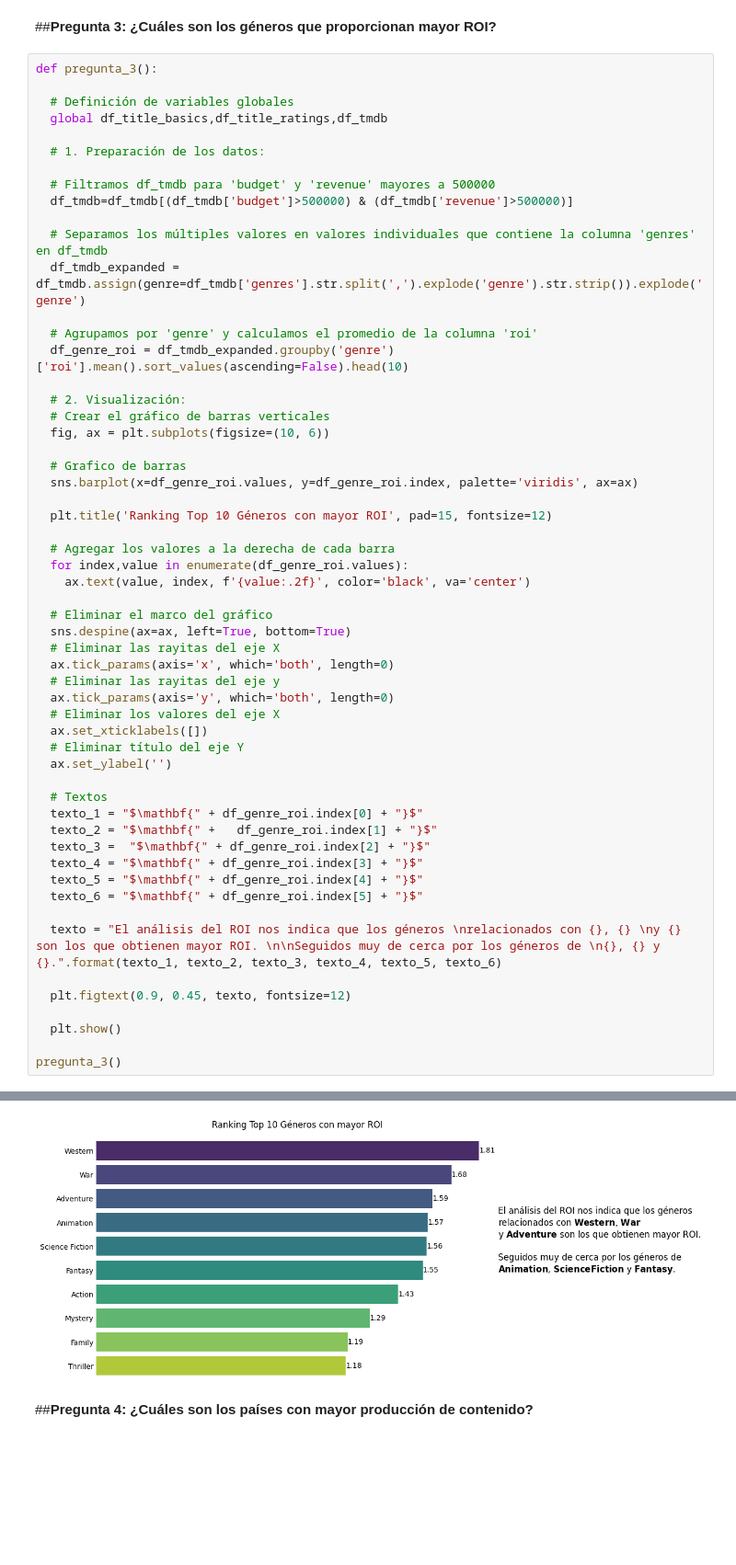
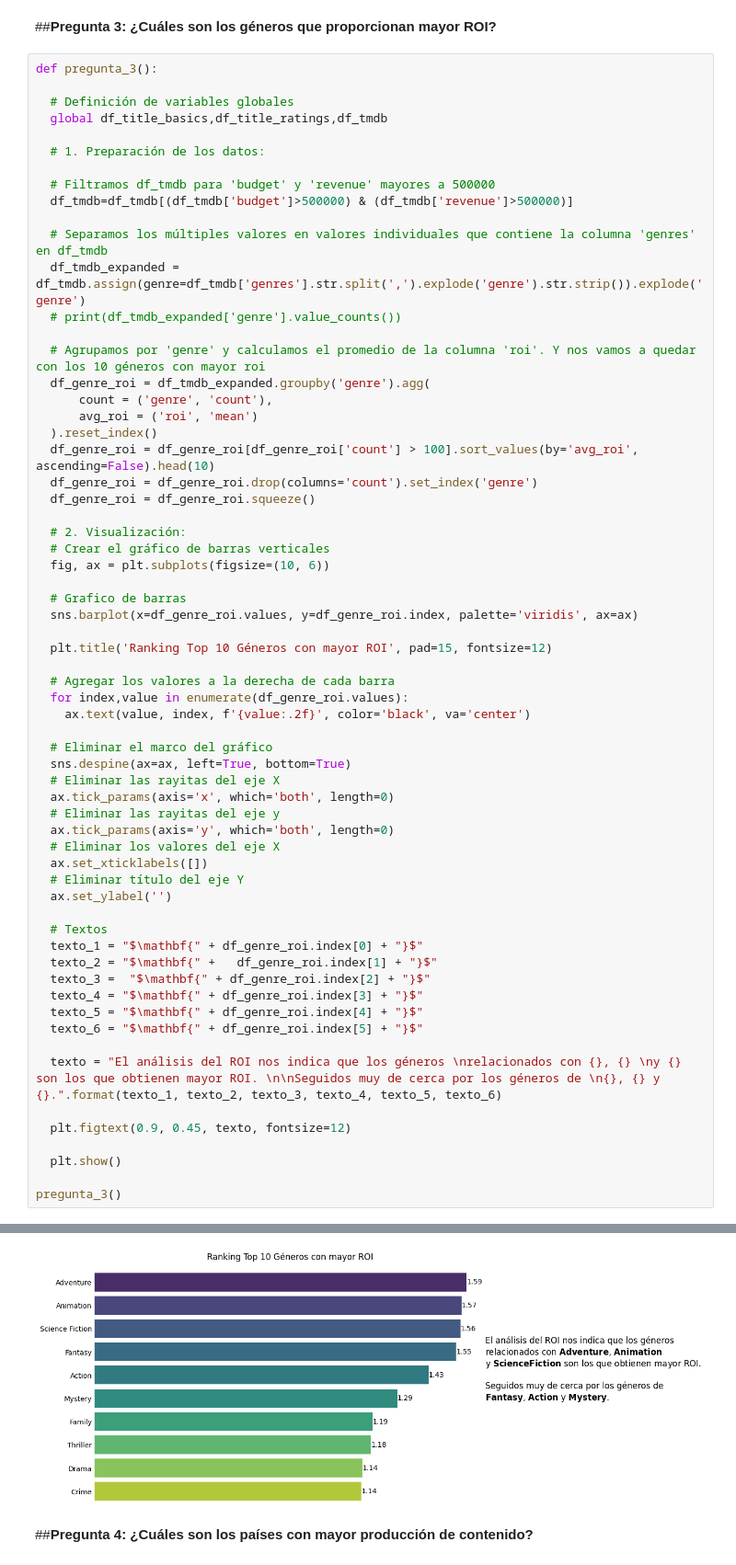
Before and after one commit to jjfj2011/Movie_Analysis, a Jupyter notebook: Movie_Analysis_EDA.ipynb, the cells around one changed output, grey strips where cells are left out. Shown: that part at 92% size. Saved outputs shown, nothing was run; the diff lists cells and outputs as text; blank space fills up the shorter version.

```diff
--- a/Movie_Analysis_EDA.ipynb
+++ b/Movie_Analysis_EDA.ipynb
@@ -649,9 +649,16 @@ def pregunta_3():
 
   # Separamos los múltiples valores en valores individuales que contiene la columna 'genres' en df_tmdb
   df_tmdb_expanded = df_tmdb.assign(genre=df_tmdb['genres'].str.split(',').explode('genre').str.strip()).explode('genre')
+  # print(df_tmdb_expanded['genre'].value_counts())
 
-  # Agrupamos por 'genre' y calculamos el promedio de la columna 'roi'
-  df_genre_roi = df_tmdb_expanded.groupby('genre')['roi'].mean().sort_values(ascending=False).head(10)
+  # Agrupamos por 'genre' y calculamos el promedio de la columna 'roi'. Y nos vamos a quedar con los 10 géneros con mayor roi
+  df_genre_roi = df_tmdb_expanded.groupby('genre').agg(
+      count = ('genre', 'count'),
+      avg_roi = ('roi', 'mean')
+  ).reset_index()
+  df_genre_roi = df_genre_roi[df_genre_roi['count'] > 100].sort_values(by='avg_roi', ascending=False).head(10)
+  df_genre_roi = df_genre_roi.drop(columns='count').set_index('genre')
+  df_genre_roi = df_genre_roi.squeeze()
 
   # 2. Visualización:
   # Crear el gráfico de barras verticales
@@ -669,34 +676,34 @@ def pregunta_3():
   # Eliminar el marco del gráfico
   sns.despine(ax=ax, left=True, bottom=True)
   # Eliminar las rayitas del eje X
   ax.tick_params(axis='x', which='both', length=0)
   # Eliminar las rayitas del eje y
   ax.tick_params(axis='y', which='both', length=0)
   # Eliminar los valores del eje X
   ax.set_xticklabels([])
   # Eliminar título del eje Y
   ax.set_ylabel('')
 
   # Textos
   texto_1 = "$\mathbf{" + df_genre_roi.index[0] + "}$"
   texto_2 = "$\mathbf{" +   df_genre_roi.index[1] + "}$"
   texto_3 =  "$\mathbf{" + df_genre_roi.index[2] + "}$"
   texto_4 = "$\mathbf{" + df_genre_roi.index[3] + "}$"
   texto_5 = "$\mathbf{" + df_genre_roi.index[4] + "}$"
   texto_6 = "$\mathbf{" + df_genre_roi.index[5] + "}$"
 
   texto = "El análisis del ROI nos indica que los géneros \nrelacionados con {}, {} \ny {} son los que obtienen mayor ROI. \n\nSeguidos muy de cerca por los géneros de \n{}, {} y {}.".format(texto_1, texto_2, texto_3, texto_4, texto_5, texto_6)
 
   plt.figtext(0.9, 0.45, texto, fontsize=12)
 
   plt.show()
 
 pregunta_3()
 # %% [output]
 Passing `palette` without assigning `hue` is deprecated and will be removed in v0.14.0. Assign the `y` variable to `hue` and set `legend=False` for the same effect.
 
   sns.barplot(x=df_genre_roi.values, y=df_genre_roi.index, palette='viridis', ax=ax)
-[figure, old version]
+[figure, new version]
 # %% [markdown]
 ##**Pregunta 4: ¿Cuáles son los países con mayor producción de contenido?**
 # %%
```
Also changed, not shown: parts of 2 cells of this notebook.
